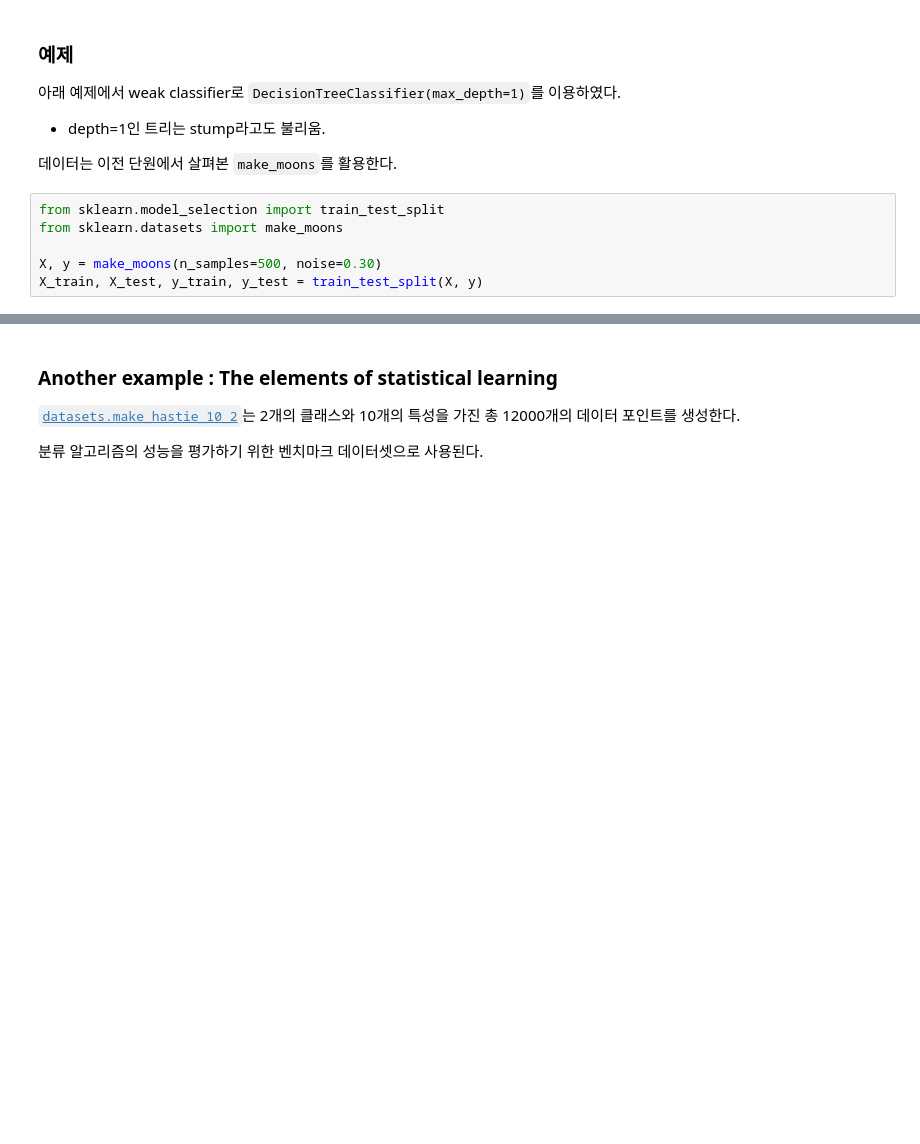
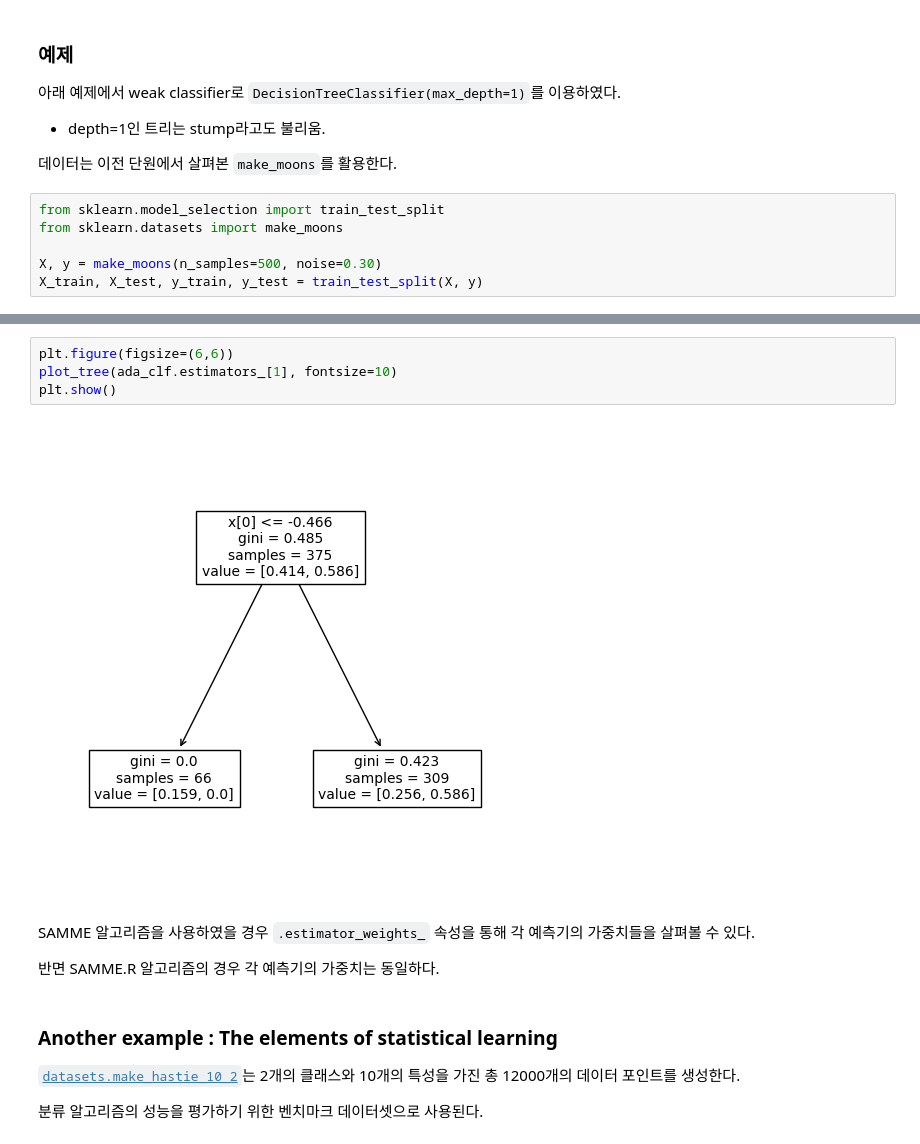
Before and after one commit to ksublee/MP, a Jupyter notebook: 05. Boosting.ipynb, the cells around one changed output, grey strips where cells are left out. Cells and saved outputs as stored; diff of their text form; blank space fills up the shorter version.

```diff
--- a/05. Boosting.ipynb
+++ b/05. Boosting.ipynb
@@ -172,3 +184,13 @@ print(accuracy_score(y_test, y_pred_ada))
+# %%
+plt.figure(figsize=(6,6))
+plot_tree(ada_clf.estimators_[1], fontsize=10)
+plt.show()
+# %% [output]
+[figure, added]
+# %% [markdown]
+SAMME 알고리즘을 사용하였을 경우 `.estimator_weights_` 속성을 통해 각 예측기의 가중치들을 살펴볼 수 있다.
+
+반면 SAMME.R 알고리즘의 경우 각 예측기의 가중치는 동일하다.
 # %% [markdown]
 ### Another example : The elements of statistical learning
 
```
Also changed, not shown: parts of 24 cells of this notebook.
